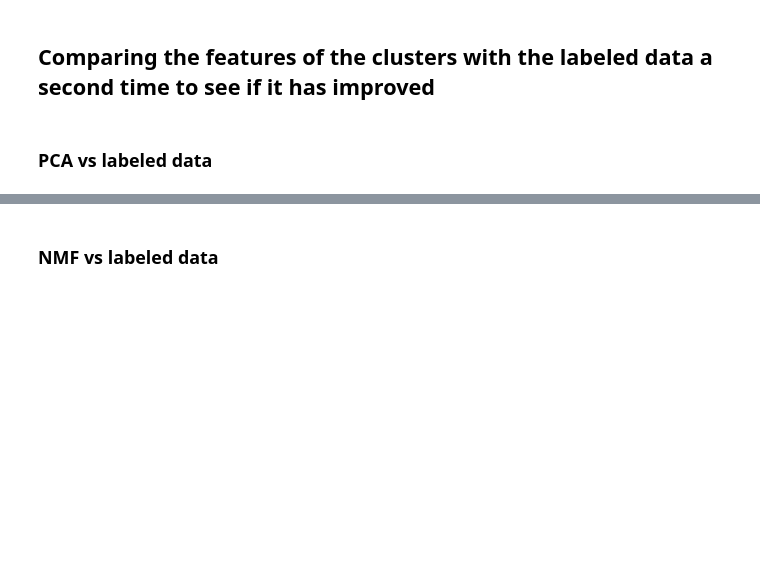
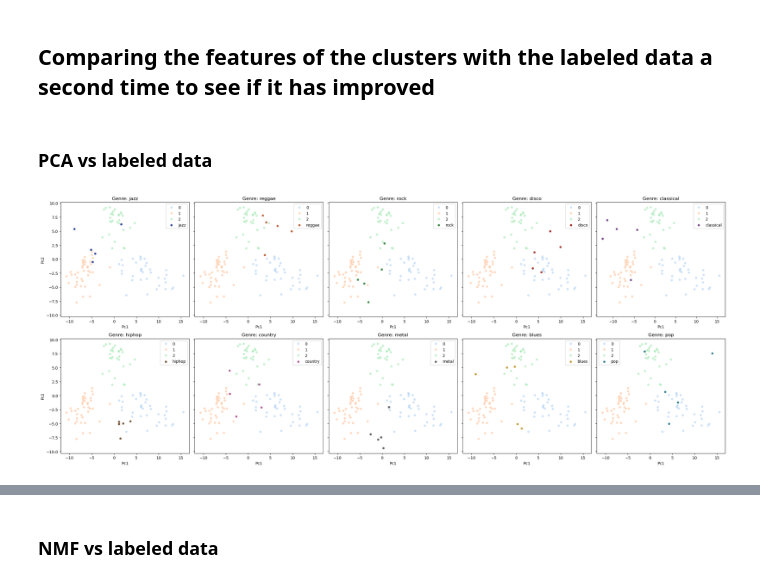
Before and after one commit to casperpriem05/ML, a Jupyter notebook: Opdracht_3/ML3_muziek_genres.ipynb, the cells around one changed output, grey strips where cells are left out. Saved outputs shown, nothing was run; the diff lists cells and outputs as text; code cells hidden in the pictures; blank space fills up the shorter version.

Commit message:
plotting nmf and pca comparisons

```diff
--- a/Opdracht_3/ML3_muziek_genres.ipynb
+++ b/Opdracht_3/ML3_muziek_genres.ipynb
@@ -1693,0 +1696,4 @@ For Cluster 2, two potential genres were considered: Rock and Metal. Similar to
+# %%
+# Making a dataset with just the features in the labeled data, so pca can be applied to it
+features_labeled = audio_features_labeled.drop(['file_name', 'genre'], axis=1)
+labels_labeled = audio_features_labeled[['file_name', 'genre']]
@@ -1764,0 +1791,14 @@ Name: count, dtype: int64
+# %%
+# Separating file_name and genre
+file_name_and_genre = audio_features_labeled[['file_name', 'genre']]
+
+# Applying PCA to the labeled data
+pca_labeled = PCA(n_components=3)
+pca_features = pca_labeled.fit_transform(features_labeled)
+
+pca_df_labeled = pd.DataFrame(pca_features, columns=['PC1', 'PC2', 'PC3'])
+
+# Concatenating the file_name, genre, and PCA features
+audio_features_labeled_pca = pd.concat([file_name_and_genre, pca_df_labeled], axis=1)
+
+display(audio_features_labeled_pca.head())
@@ -1861,7 +1949,7 @@ Name: count, dtype: int64
 # %% [markdown]
 ## Comparing the features of the clusters with the labeled data a second time to see if it has improved
 # %%
-def plot_feature_combinations_pca(feature_combination, genres, pca_df, audio_features_labeled):
+def plot_feature_combinations_pca(feature_combination, genres, pca_df, audio_features_labeled_pca):
     """
     Plots a 5x2 grid of scatter plots for a single feature combination across multiple genres in the PCA-reduced data.
 
@@ -1869,7 +1957,7 @@ def plot_feature_combinations_pca(feature_combination, genres, pca_df, audio_fea
         feature_combination (tuple): A tuple containing two feature names (x_feature, y_feature).
         genres (list): A list of genres to be plotted.
         pca_df (DataFrame): DataFrame containing PCA-reduced features and cluster information.
-        audio_features_labeled (DataFrame): Labeled data containing audio features and genre information.
+        audio_features_labeled_pca (DataFrame): DataFrame containing labeled PCA features and genre information.
     """
     # Unpack the feature combination
     x_feature, y_feature = feature_combination
@@ -1896,23 +1984,23 @@ def plot_feature_combinations_pca(feature_combination, genres, pca_df, audio_fea
         # Current subplot
         ax = axes[i]
 
-        # Filter labeled data for the current genre
-        filtered_labeled = audio_features_labeled[audio_features_labeled['genre'] == genre]
+        # Filter labeled PCA data for the current genre (audio_features_labeled_pca)
+        filtered_labeled_pca = audio_features_labeled_pca[audio_features_labeled_pca['genre'] == genre]
 
         # Scatterplot for clusters (from pca_df)
         sns.scatterplot(
             x=pca_df[x_feature],
             y=pca_df[y_feature],
-            hue=pca_df['Cluster'],  # Assuming 'Cluster' is the column for the clusters in pca_df
+            hue=pca_df['cluster'],  # Assuming 'Cluster' is the column for the clusters in pca_df
             palette=cluster_palette,  # Light colors for clusters
             alpha=0.5,
             ax=ax
         )
 
-        # Scatterplot for the current genre (from labeled data)
+        # Scatterplot for the current genre (from labeled PCA data)
         sns.scatterplot(
-            x=filtered_labeled[x_feature],
-            y=filtered_labeled[y_feature],
+            x=filtered_labeled_pca[x_feature],
+            y=filtered_labeled_pca[y_feature],
             color=genre_palette[genres.index(genre)],  # Unique color for each genre
             label=genre,
             alpha=0.8,
@@ -2008,0 +2095,9 @@ def plot_feature_combinations_nmf(feature_combination, genres, nmf_df, audio_fea
+# %%
+plot_feature_combinations_pca(
+    ('PC1', 'PC2'),
+    genres,
+    pca_df,
+    audio_features_labeled_pca
+)
+# %% [output]
+[figure, added]
```
Also changed, not shown: parts of 25 cells of this notebook.
